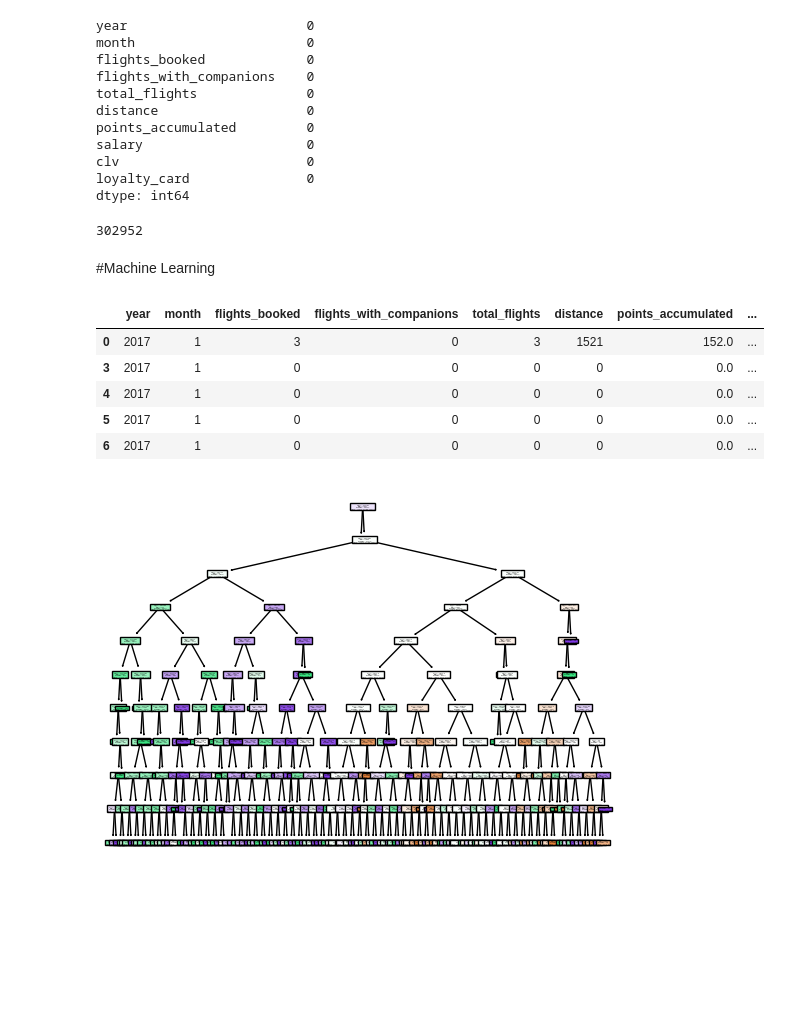
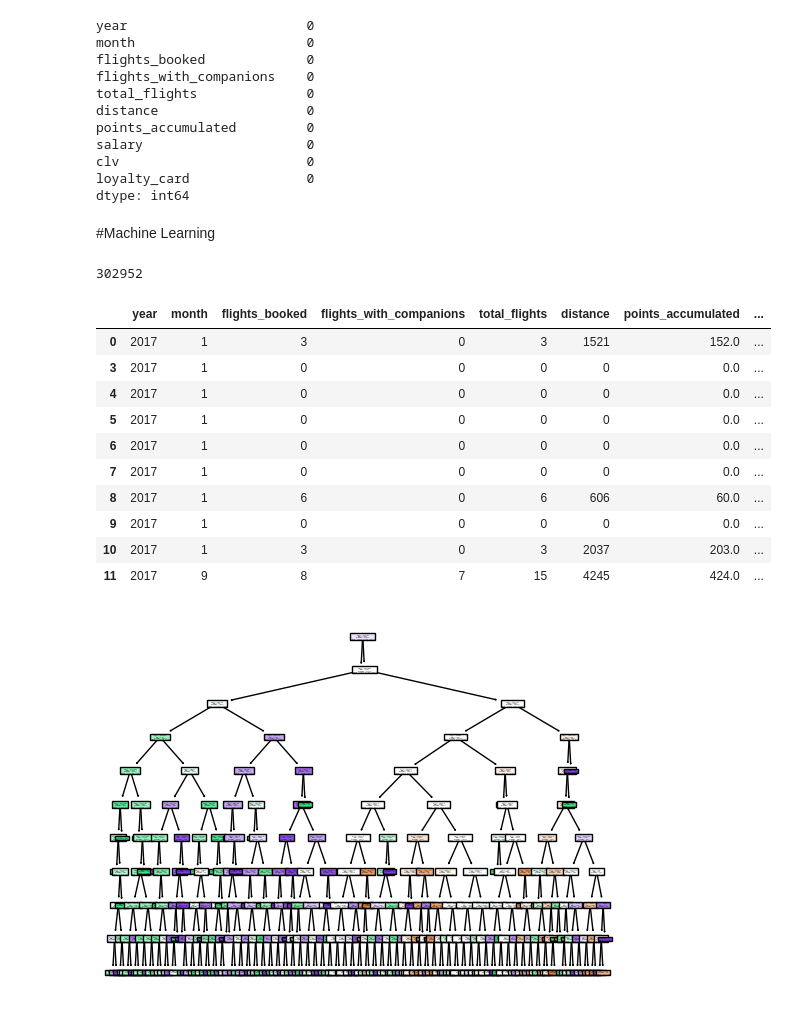
Before and after one commit to BRMOxp/Propensao-de-Adesao, a Jupyter notebook: PropensaoAdesao.ipynb, the cells around one changed output. Drawn from its saved outputs; the diff is of its cells as text; code cells hidden in the pictures; blank space fills up the shorter version.

```diff
--- a/PropensaoAdesao.ipynb
+++ b/PropensaoAdesao.ipynb
@@ -300,21 +300,26 @@ salary                     0
 clv                        0
 loyalty_card               0
 dtype: int64
+# %% [markdown]
+#Machine Learning
 # %%
 df_dados_limpos.shape[0]
 # %% [output]
 302952
-# %% [markdown]
-#Machine Learning
 # %%
-df_dados_limpos.head()
+df_dados_limpos.head(10)
 # %% [output]
 |  | year | month | flights_booked | flights_with_companions | total_flights | distance | points_accumulated | ... |
 | 0 | 2017 | 1 | 3 | 0 | 3 | 1521 | 152.0 | ... |
 | 3 | 2017 | 1 | 0 | 0 | 0 | 0 | 0.0 | ... |
 | 4 | 2017 | 1 | 0 | 0 | 0 | 0 | 0.0 | ... |
 | 5 | 2017 | 1 | 0 | 0 | 0 | 0 | 0.0 | ... |
 | 6 | 2017 | 1 | 0 | 0 | 0 | 0 | 0.0 | ... |
+| 7 | 2017 | 1 | 0 | 0 | 0 | 0 | 0.0 | ... |
+| 8 | 2017 | 1 | 6 | 0 | 6 | 606 | 60.0 | ... |
+| 9 | 2017 | 1 | 0 | 0 | 0 | 0 | 0.0 | ... |
+| 10 | 2017 | 1 | 3 | 0 | 3 | 2037 | 203.0 | ... |
+| 11 | 2017 | 9 | 8 | 7 | 15 | 4245 | 424.0 | ... |
 # %%
 from sklearn import tree as tr
 
```
Also changed, not shown: parts of 1 cell of this notebook.
